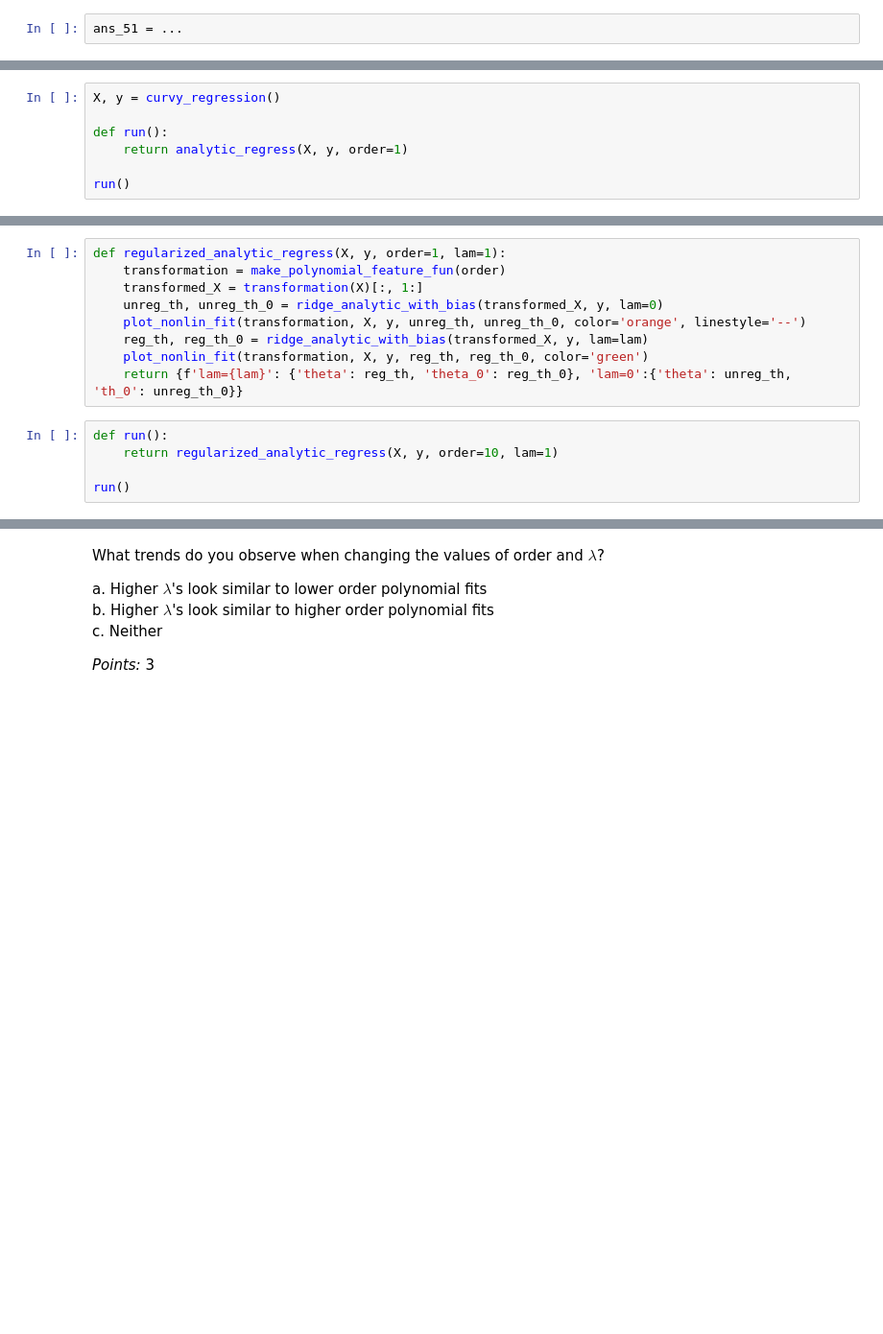
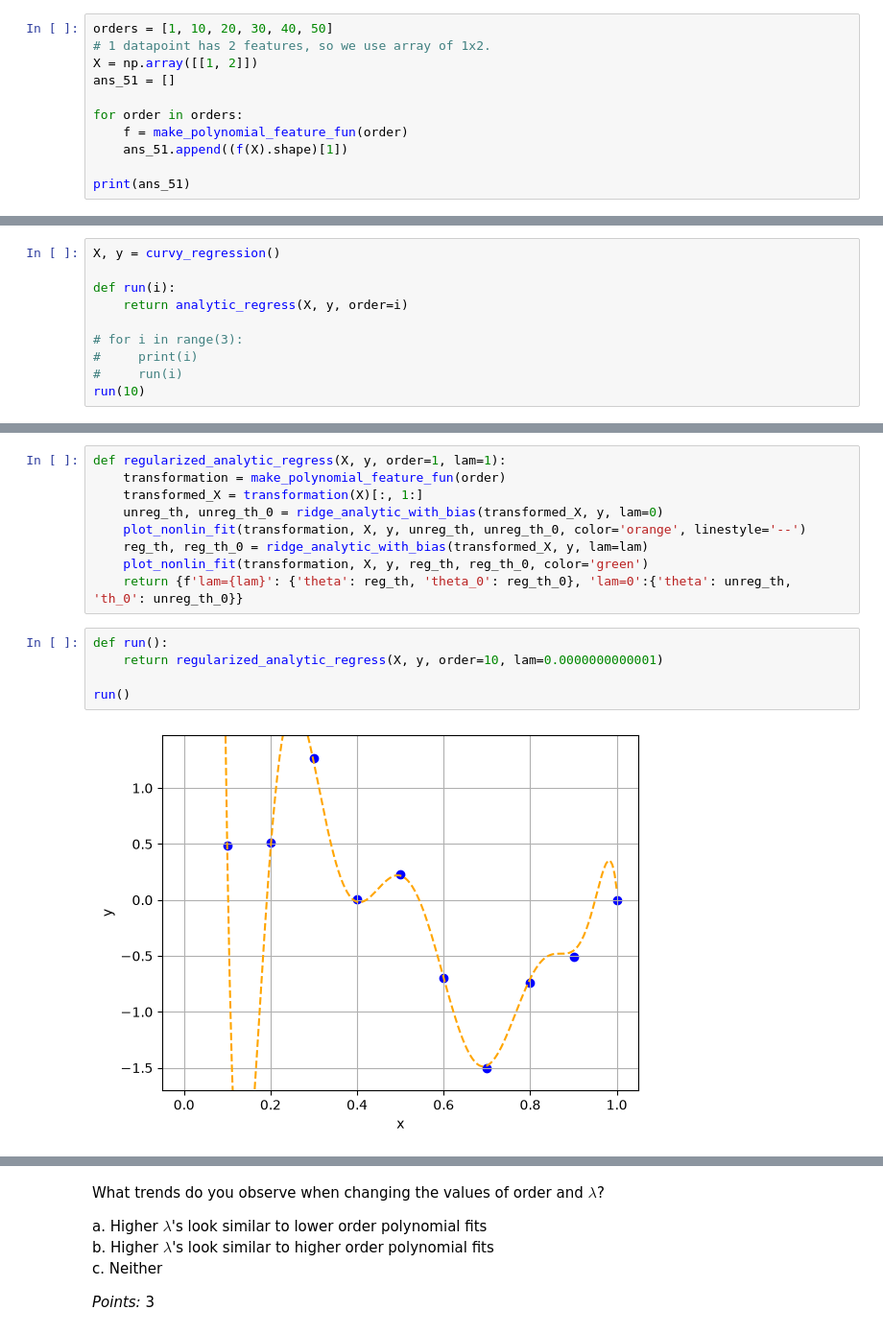
Before and after one commit to pmashi/ese577, a Jupyter notebook: hw4/hw4.ipynb, the cells around one changed output, grey strips where cells are left out. Shown at 96% size. Cells and saved outputs as stored; diff of their text form; blank space fills up the shorter version.

```diff
--- a/hw4/hw4.ipynb
+++ b/hw4/hw4.ipynb
@@ -449,4 +469,13 @@ Enter a list of six integers indicating the number of polynomial features of deg
 
 _Points:_ 3
 # %%
-ans_51 = ...
+orders = [1, 10, 20, 30, 40, 50]
+# 1 datapoint has 2 features, so we use array of 1x2.
+X = np.array([[1, 2]])
+ans_51 = []
+
+for order in orders:
+    f = make_polynomial_feature_fun(order)
+    ans_51.append((f(X).shape)[1])
+
+print(ans_51)
@@ -709,7 +749,10 @@ In the codebox below, experiment with `analytic_regress` and try different value
 # %%
 X, y = curvy_regression()
 
-def run():
-    return analytic_regress(X, y, order=1)
+def run(i):
+    return analytic_regress(X, y, order=i)
 
-run()
+# for i in range(3):
+#     print(i)
+#     run(i)
+run(10)
@@ -787,6 +832,8 @@ def regularized_analytic_regress(X, y, order=1, lam=1):
     return {f'lam={lam}': {'theta': reg_th, 'theta_0': reg_th_0}, 'lam=0':{'theta': unreg_th, 'th_0': unreg_th_0}}
 # %%
 def run():
-    return regularized_analytic_regress(X, y, order=10, lam=1)
+    return regularized_analytic_regress(X, y, order=10, lam=0.0000000000001)
 
 run()
+# %% [output]
+[figure, added]
```
Also changed, not shown: parts of 43 cells of this notebook, 2 other files.
